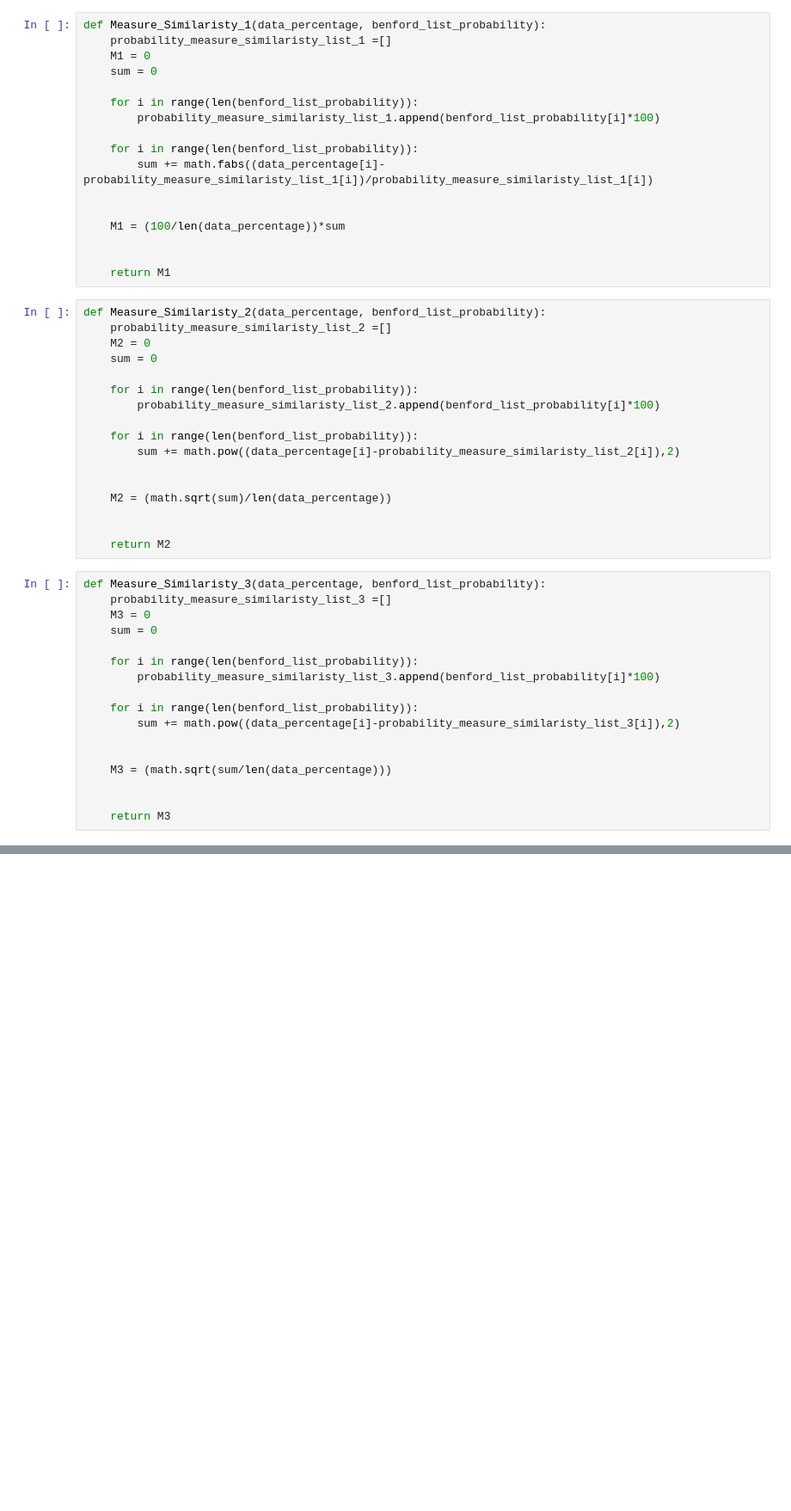
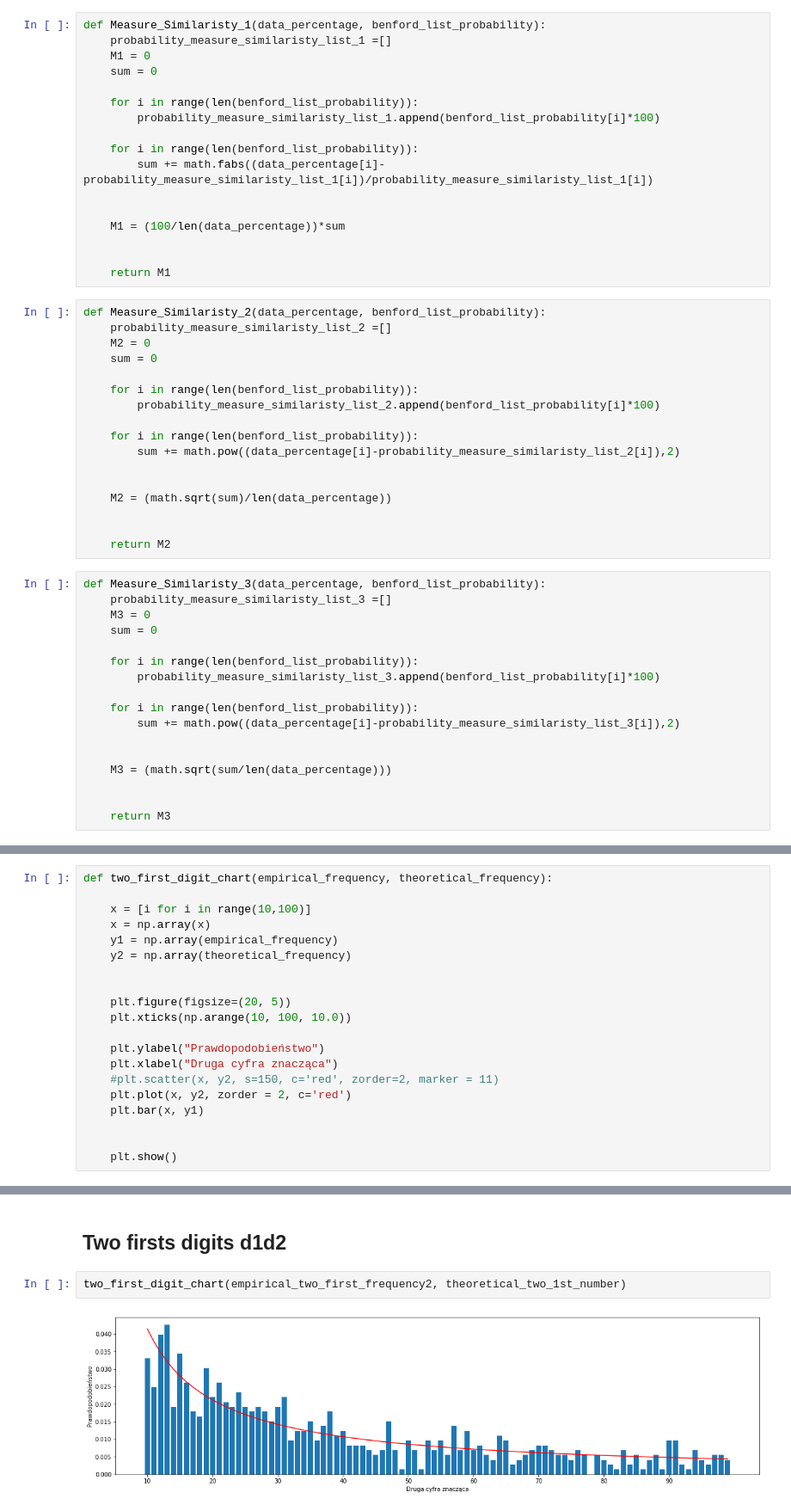
Before and after one commit to antoniperuzynski/BenfordsLaw, a Jupyter notebook: Benford_Law.ipynb, the cells around one changed output, grey strips where cells are left out. Shown: that part at 86% size. Saved outputs shown, nothing was run; the diff lists cells and outputs as text; blank space fills up the shorter version.

```diff
--- a/Benford_Law.ipynb
+++ b/Benford_Law.ipynb
@@ -703,0 +298,20 @@ sum(BENFORD)
+# %%
+def two_first_digit_chart(empirical_frequency, theoretical_frequency):
+
+    x = [i for i in range(10,100)]
+    x = np.array(x)
+    y1 = np.array(empirical_frequency)
+    y2 = np.array(theoretical_frequency)
+
+
+    plt.figure(figsize=(20, 5))
+    plt.xticks(np.arange(10, 100, 10.0))
+
+    plt.ylabel("Prawdopodobieństwo")
+    plt.xlabel("Druga cyfra znacząca")
+    #plt.scatter(x, y2, s=150, c='red', zorder=2, marker = 11)
+    plt.plot(x, y2, zorder = 2, c='red')
+    plt.bar(x, y1)
+
+
+    plt.show()
@@ -703,0 +355,6 @@ sum(BENFORD)
+# %% [markdown]
+## Two firsts digits d1d2
+# %%
+two_first_digit_chart(empirical_two_first_frequency2, theoretical_two_1st_number)
+# %% [output]
+[figure, added]
```
Also changed, not shown: parts of 140 cells of this notebook.
